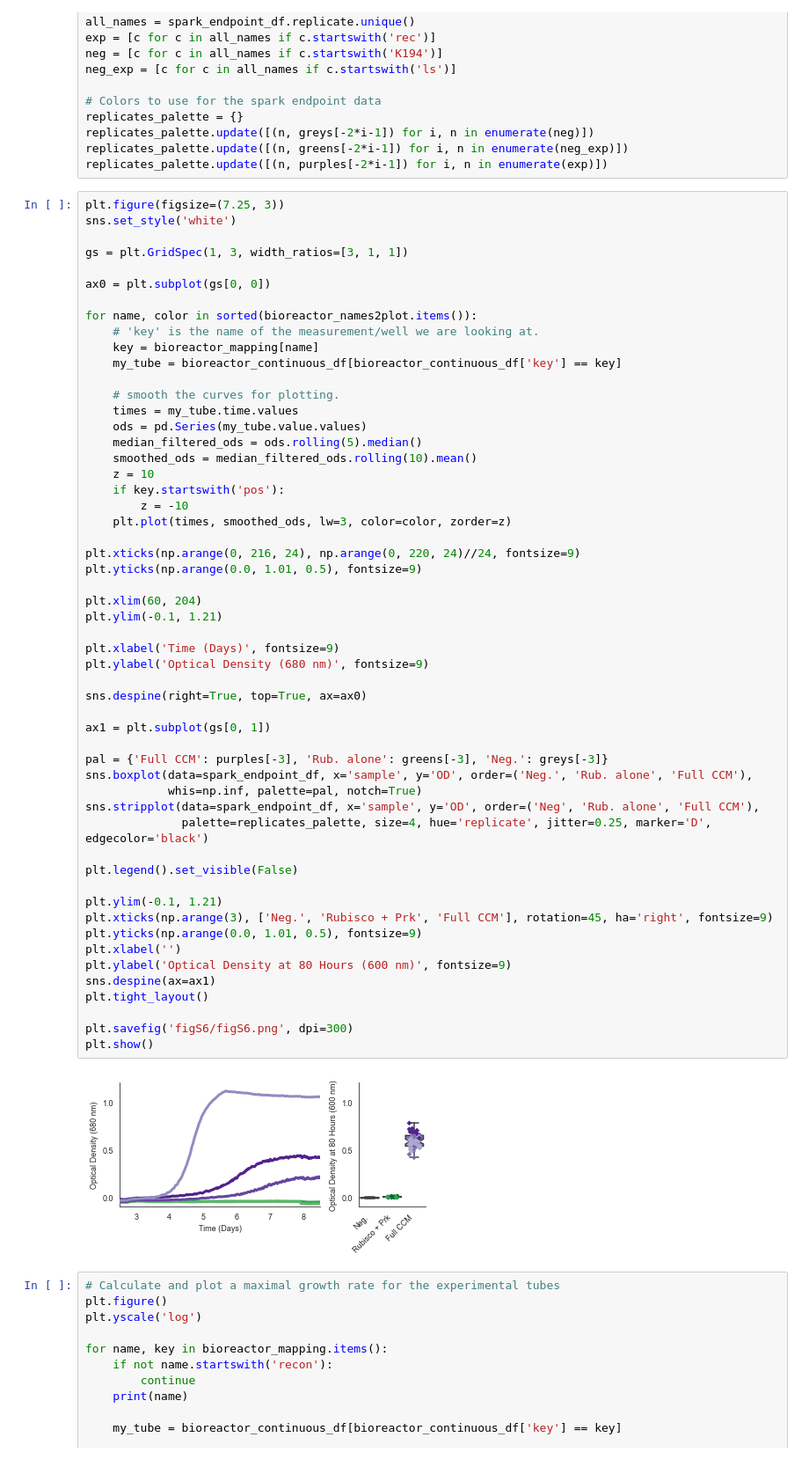
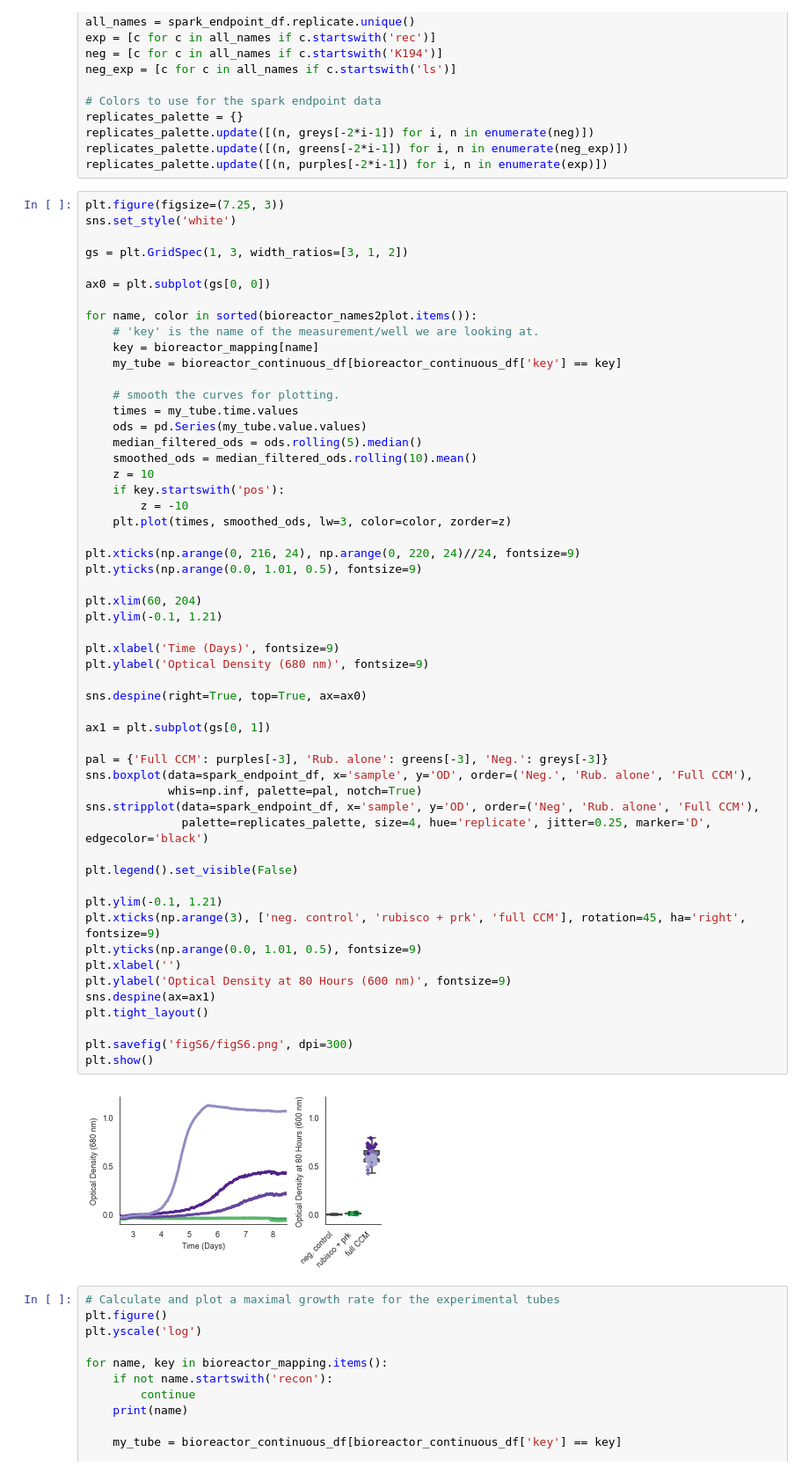
Before and after one commit to flamholz/carboxecoli, a Jupyter notebook: notebooks/Figure S6 ambient growth.ipynb, the cells around one changed output. Shown at 88% size. Drawn from its saved outputs; the diff is of its cells as text.

```diff
--- a/notebooks/Figure S6 ambient growth.ipynb
+++ b/notebooks/Figure S6 ambient growth.ipynb
@@ -64,7 +64,7 @@ replicates_palette.update([(n, purples[-2*i-1]) for i, n in enumerate(exp)])
 plt.figure(figsize=(7.25, 3))
 sns.set_style('white')
 
-gs = plt.GridSpec(1, 3, width_ratios=[3, 1, 1])
+gs = plt.GridSpec(1, 3, width_ratios=[3, 1, 2])
 
 ax0 = plt.subplot(gs[0, 0])
 
@@ -87,35 +87,35 @@ plt.xticks(np.arange(0, 216, 24), np.arange(0, 220, 24)//24, fontsize=9)
 plt.yticks(np.arange(0.0, 1.01, 0.5), fontsize=9)
 
 plt.xlim(60, 204)
 plt.ylim(-0.1, 1.21)
 
 plt.xlabel('Time (Days)', fontsize=9)
 plt.ylabel('Optical Density (680 nm)', fontsize=9)
 
 sns.despine(right=True, top=True, ax=ax0)
 
 ax1 = plt.subplot(gs[0, 1])
 
 pal = {'Full CCM': purples[-3], 'Rub. alone': greens[-3], 'Neg.': greys[-3]}
 sns.boxplot(data=spark_endpoint_df, x='sample', y='OD', order=('Neg.', 'Rub. alone', 'Full CCM'),
             whis=np.inf, palette=pal, notch=True)
 sns.stripplot(data=spark_endpoint_df, x='sample', y='OD', order=('Neg', 'Rub. alone', 'Full CCM'),
               palette=replicates_palette, size=4, hue='replicate', jitter=0.25, marker='D', edgecolor='black')
 
 plt.legend().set_visible(False)
 
 plt.ylim(-0.1, 1.21)
-plt.xticks(np.arange(3), ['Neg.', 'Rubisco + Prk', 'Full CCM'], rotation=45, ha='right', fontsize=9)
+plt.xticks(np.arange(3), ['neg. control', 'rubisco + prk', 'full CCM'], rotation=45, ha='right', fontsize=9)
 plt.yticks(np.arange(0.0, 1.01, 0.5), fontsize=9)
 plt.xlabel('')
 plt.ylabel('Optical Density at 80 Hours (600 nm)', fontsize=9)
 sns.despine(ax=ax1)
 plt.tight_layout()
 
 plt.savefig('figS6/figS6.png', dpi=300)
 plt.show()
 # %% [output]
-[figure, old version]
+[figure, new version]
 # %%
 # Calculate and plot a maximal growth rate for the experimental tubes
 plt.figure()
```
Also changed, not shown: parts of 1 cell of this notebook, 2 other files.
